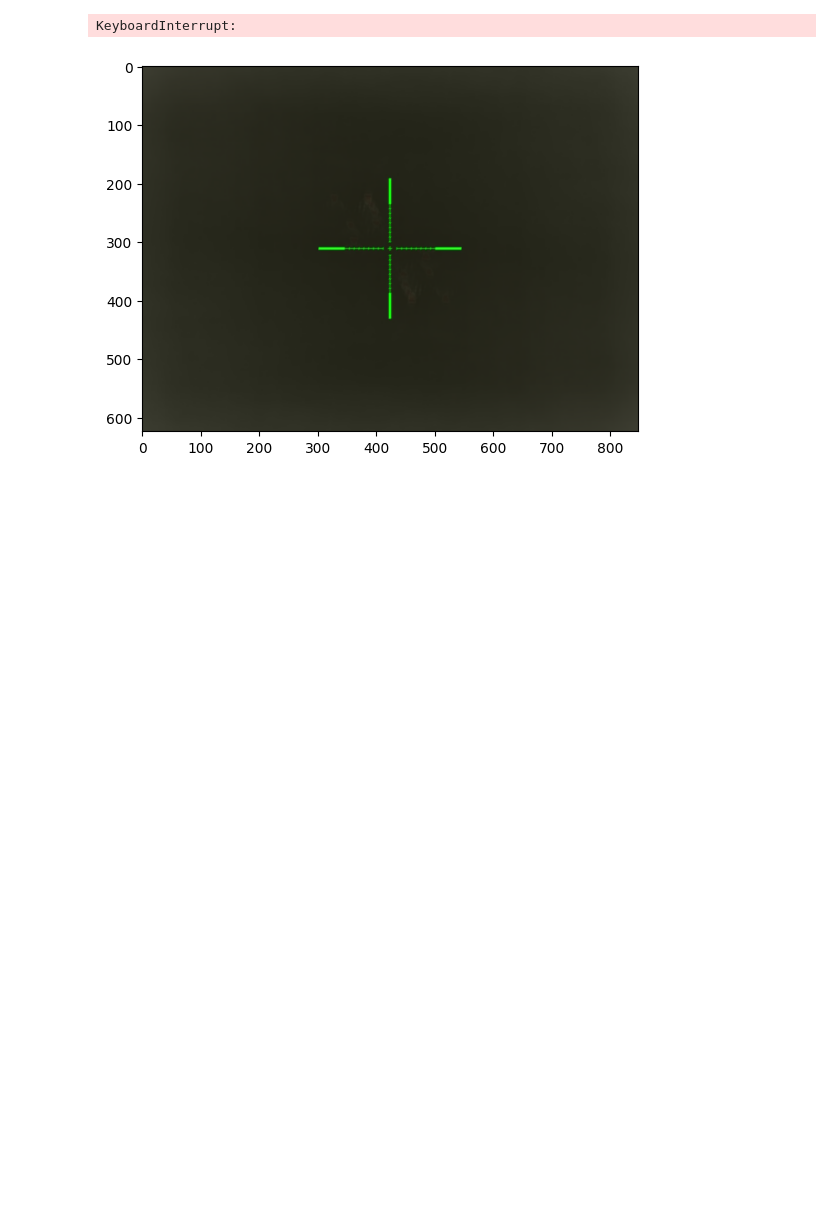
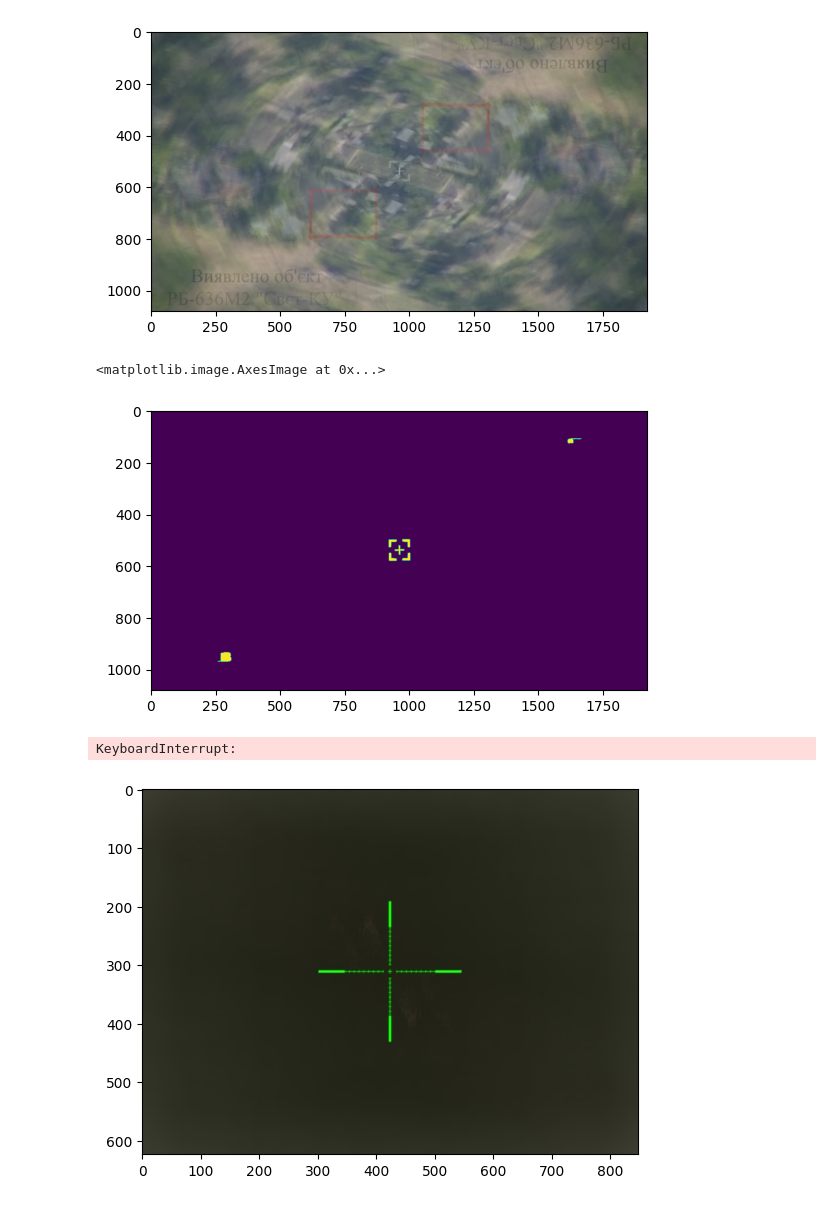
Before and after one commit to dieumerci7/OSD-Removal, a Jupyter notebook: notebooks/pipeline.ipynb, the cells around one changed output. Cells and saved outputs as stored; diff of their text form; code cells hidden in the pictures; blank space fills up the shorter version.

```diff
--- a/notebooks/pipeline.ipynb
+++ b/notebooks/pipeline.ipynb
@@ -19,13 +19,14 @@ def read_video(path:str) -> list:
             break
         frame = cv2.cvtColor(frame, cv2.COLOR_BGR2RGB)
         frames.append(frame)
-    return frames
+    return np.array(frames)
 
 def mean_frame(video_frames, n_frames=0.3):
-    frames_subsample = random.sample(video_frames, int(len(video) * n_frames / 2))
-    rotated_frames = [np.rot90(el, k=2) for el in frames_subsample]
+    frame_idx = np.random.choice(np.arange(video_frames.shape[0]), size=int(len(video_frames) * n_frames / 2))
+    frames_subsample = video_frames[frame_idx]
+    rotated_frames = np.rot90(frames_subsample, k=2, axes=(1, 2))
     mean_frame = np.mean(
-        frames_subsample + rotated_frames,
+        np.concatenate((frames_subsample, rotated_frames), axis=0),
         axis=0).astype(np.uint8)
     return mean_frame
 
@@ -100,6 +101,17 @@ def pipeline(video):
 # %%
 video_path = '../assets/test_video.mp4'
 video = read_video(video_path)
+# %%
+m_frame = mean_frame(video[:300])
+plt.imshow(m_frame)
+plt.show()
+
+edges = osd_edges(m_frame)
+plt.imshow(edges)
+# %% [output]
+[figure, added]
+<matplotlib.image.AxesImage at 0x...>
+[figure, added]
 # %%
 pipeline(video)
 # %% [output]
```
Also changed, not shown: 5 other files.
